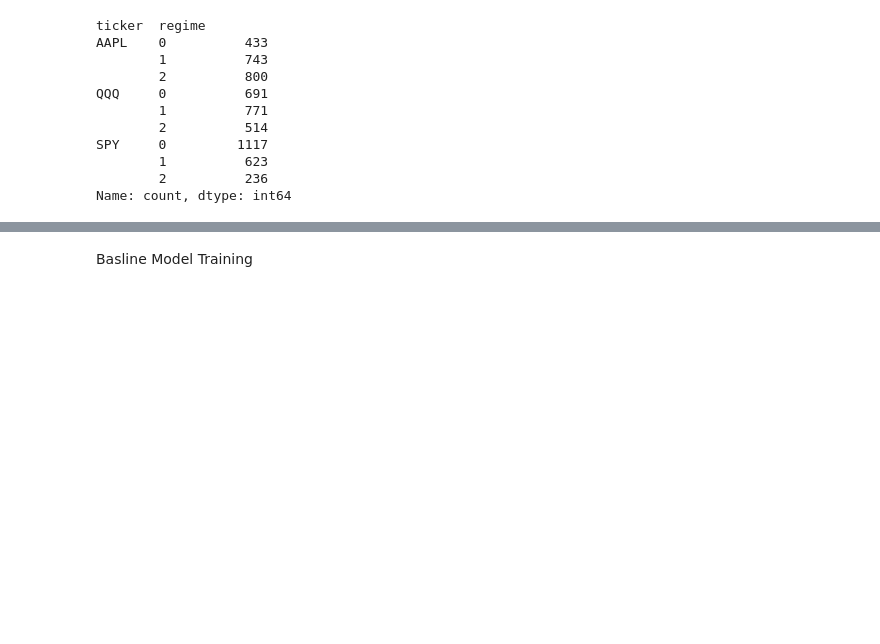
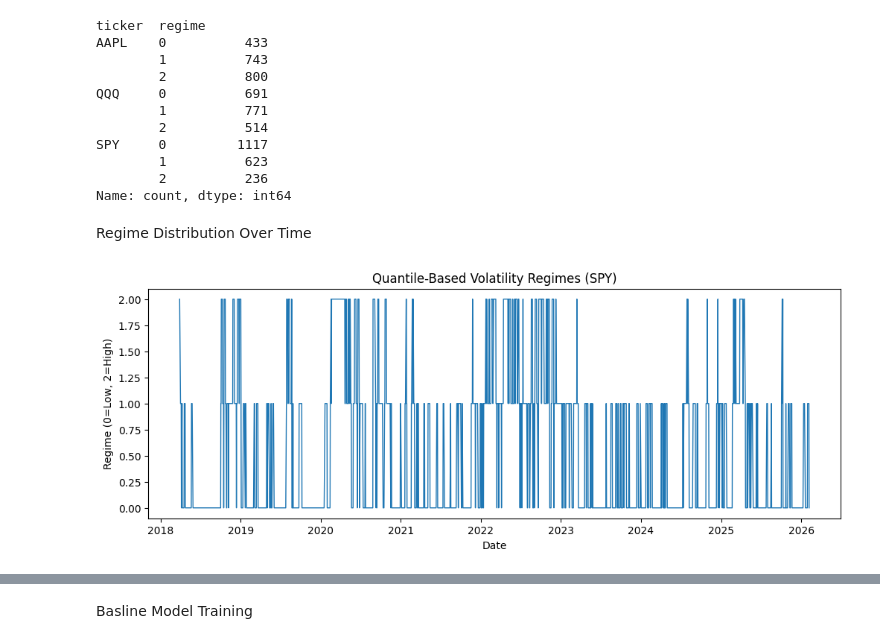
Before and after one commit to Tanzim-Chowdhury/SIADS696-volatility-regime-modeling, a Jupyter notebook: notebooks/01_pipeline.ipynb, the cells around one changed output, grey strips where cells are left out. Drawn from its saved outputs; the diff is of its cells as text; code cells hidden in the pictures; blank space fills up the shorter version.

Commit message:
hidden markov model and visuals added to notebook

```diff
--- a/notebooks/01_pipeline.ipynb
+++ b/notebooks/01_pipeline.ipynb
@@ -148,3 +148,19 @@ SPY     0         1117
         1          623
         2          236
 Name: count, dtype: int64
+# %% [markdown]
+Regime Distribution Over Time
+# %%
+import matplotlib.pyplot as plt
+
+spy = feat[feat["ticker"] == "SPY"].copy()
+spy = spy.sort_values("date")
+
+plt.figure(figsize=(12,4))
+plt.plot(spy["date"], spy["regime"], linewidth=1)
+plt.title("Quantile-Based Volatility Regimes (SPY)")
+plt.ylabel("Regime (0=Low, 2=High)")
+plt.xlabel("Date")
+plt.show()
+# %% [output]
+[figure, added]
```
Also changed, not shown: parts of 18 cells of this notebook.
